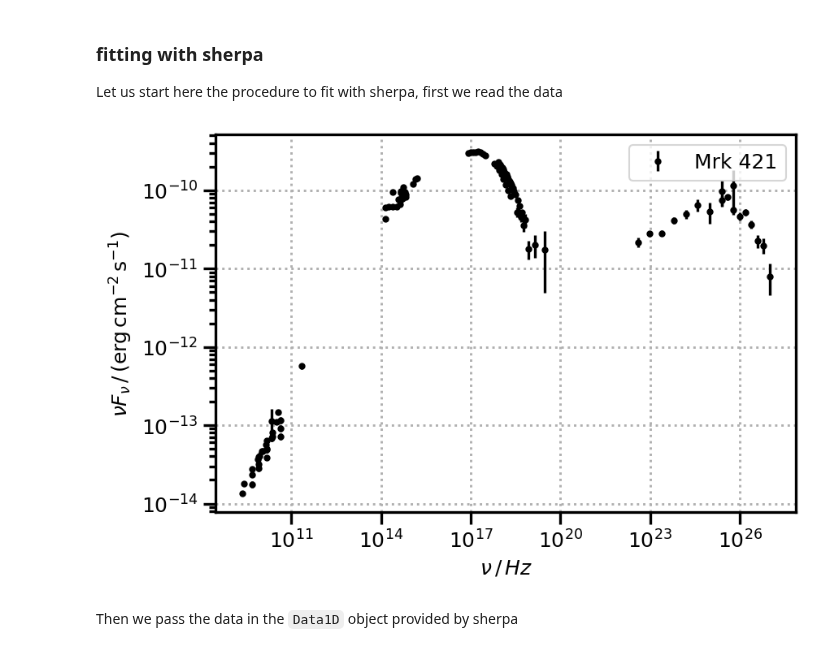
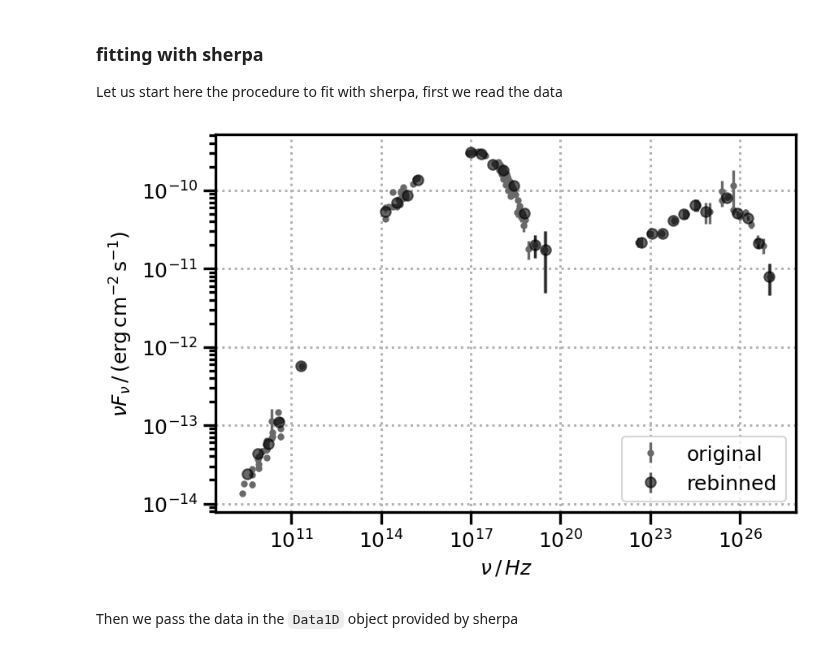
Before and after one commit to cosimoNigro/agnpy, a Jupyter notebook: docs/tutorials/ssc_sherpa_fit.ipynb, the cells around one changed output. Drawn from its saved outputs; the diff is of its cells as text; code cells hidden in the pictures.

Commit message:
re-added function to re-bin the data in ssc fit notebook

```diff
--- a/docs/tutorials/ssc_sherpa_fit.ipynb
+++ b/docs/tutorials/ssc_sherpa_fit.ipynb
@@ -82,20 +123,24 @@ Let us start here the procedure to fit with sherpa, first we read the data
 # %%
 # read the 1D data
 sed_path = Path(agnpy.__file__).parent / "data/mwl_seds/Mrk421_2011.ecsv"
 sed_table = Table.read(sed_path)
 x = sed_table["nu"]
 y = sed_table["nuFnu"]
 y_err = sed_table["nuFnu_err"]
-# plot the data
-plt.errorbar(x, y, yerr=y_err, ls="", marker=".", color="k", label="Mrk 421")
+# rebin
+nu_bins = np.logspace(9, 30, 60)
+x_new, y_new, y_err_new = rebin_sed(x, y, y_err, nu_bins)
+# plot new and old data
+plt.errorbar(x, y, yerr=y_err, ls="", marker=".", color="dimgray", label="original")
+plt.errorbar(x_new, y_new, yerr=y_err_new, ls="", marker="o", color="k", alpha=0.6, label="rebinned")
 plt.yscale("log")
 plt.xscale("log")
 plt.xlabel(sed_x_label)
 plt.ylabel(sed_y_label)
 plt.legend()
 plt.show()
 # %% [output]
-[figure, old version]
+[figure, new version]
 # %% [markdown]
 Then we pass the data in the `Data1D` object provided by sherpa
 # %%
```
Also changed, not shown: parts of 5 cells of this notebook.
